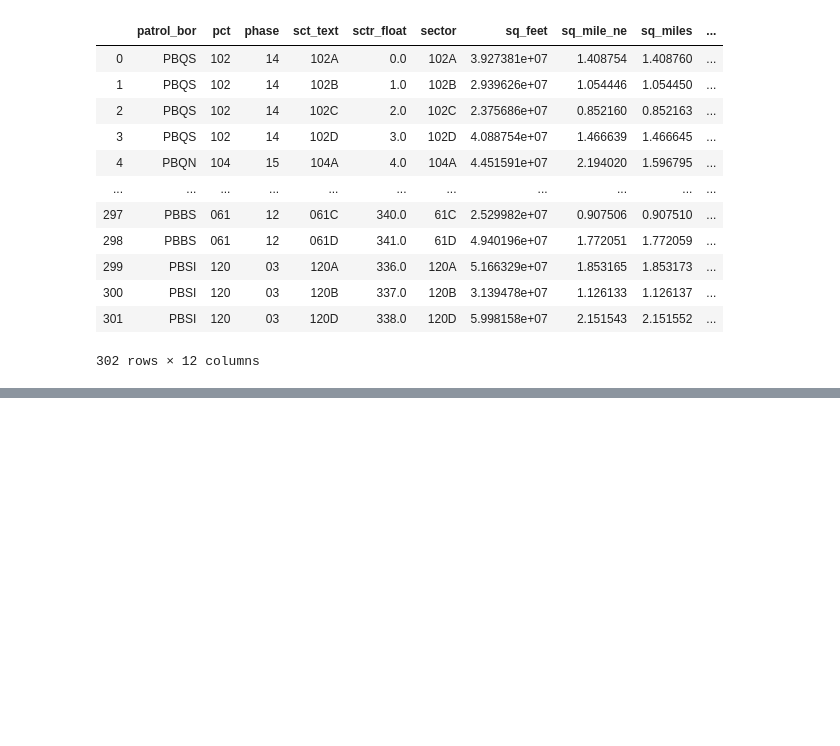
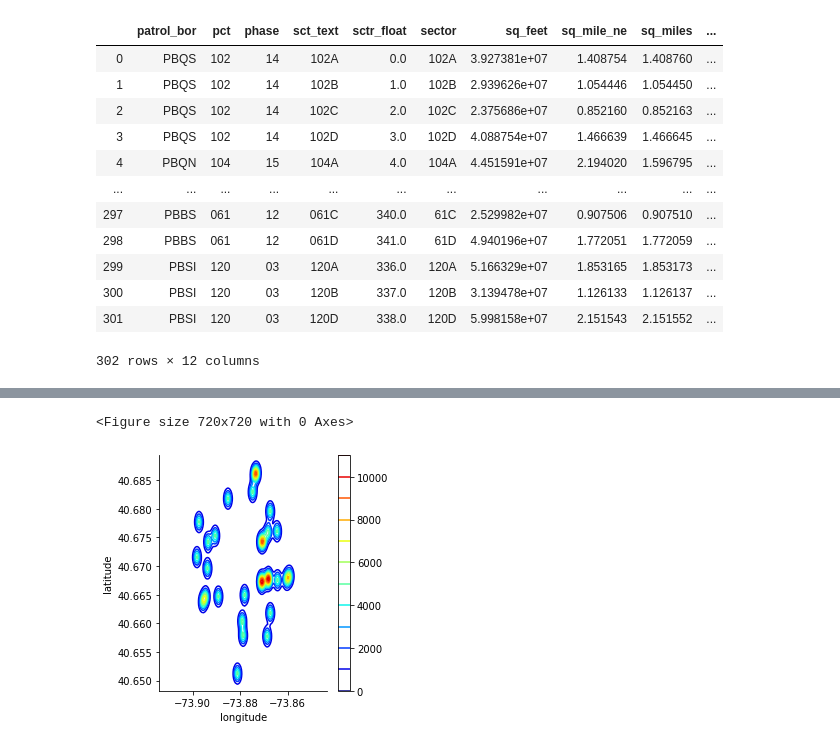
Before and after one commit to ta-data-lis/final-project, a Jupyter notebook: your-project/nyc-crime-eda.ipynb, the cells around one changed output, grey strips where cells are left out. Cells and saved outputs as stored; diff of their text form; code cells hidden in the pictures; blank space fills up the shorter version.

```diff
--- a/your-project/nyc-crime-eda.ipynb
+++ b/your-project/nyc-crime-eda.ipynb
@@ -117,0 +178,4 @@ Name: level, Length: 186852, dtype: object
+# %%
+test['geoloc'] = test['geo'].str.replace('(','').str.replace(')', '').str.split(', ')
+test['latitude'] = test['geoloc'].apply(lambda x: x[0]).astype('float64')
+test['longitude'] = test['geoloc'].apply(lambda x: x[1]).astype('float64')
@@ -117,0 +198,17 @@ Name: level, Length: 186852, dtype: object
+# %%
+plt.figure(figsize=(10, 10))
+ax = sns.lmplot('longitude', 'latitude',
+                data= test[['longitude','latitude']],
+                fit_reg=False,
+                size=4,
+                scatter_kws={'alpha':.1})
+ax = sns.kdeplot(xcoords, ycoords,
+                 cmap="jet",
+                 bw=.001,
+                 #n_levels=10,
+                 cbar=True,
+                 shade=False,
+                 shade_lowest=False)
+# %% [output]
+<Figure size 720x720 with 0 Axes>
+[figure, added]
```
Also changed, not shown: parts of 16 cells of this notebook, 2 other files.
